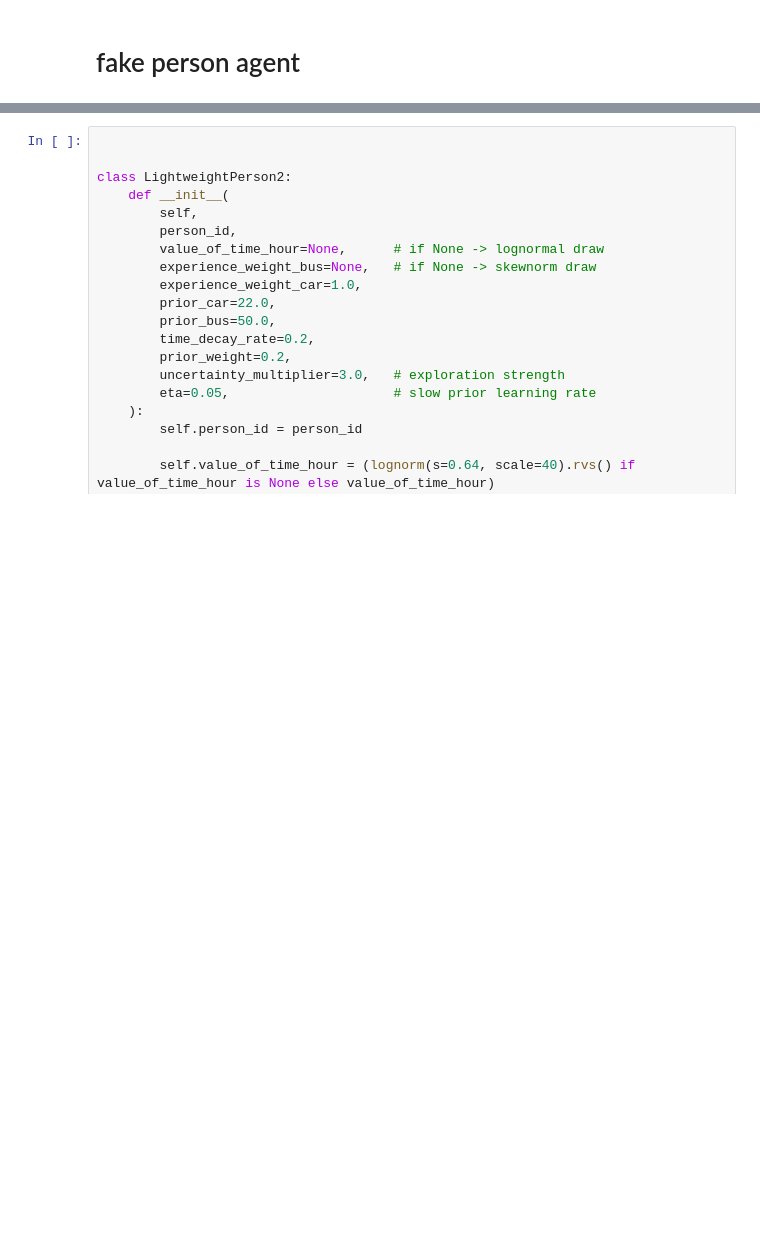
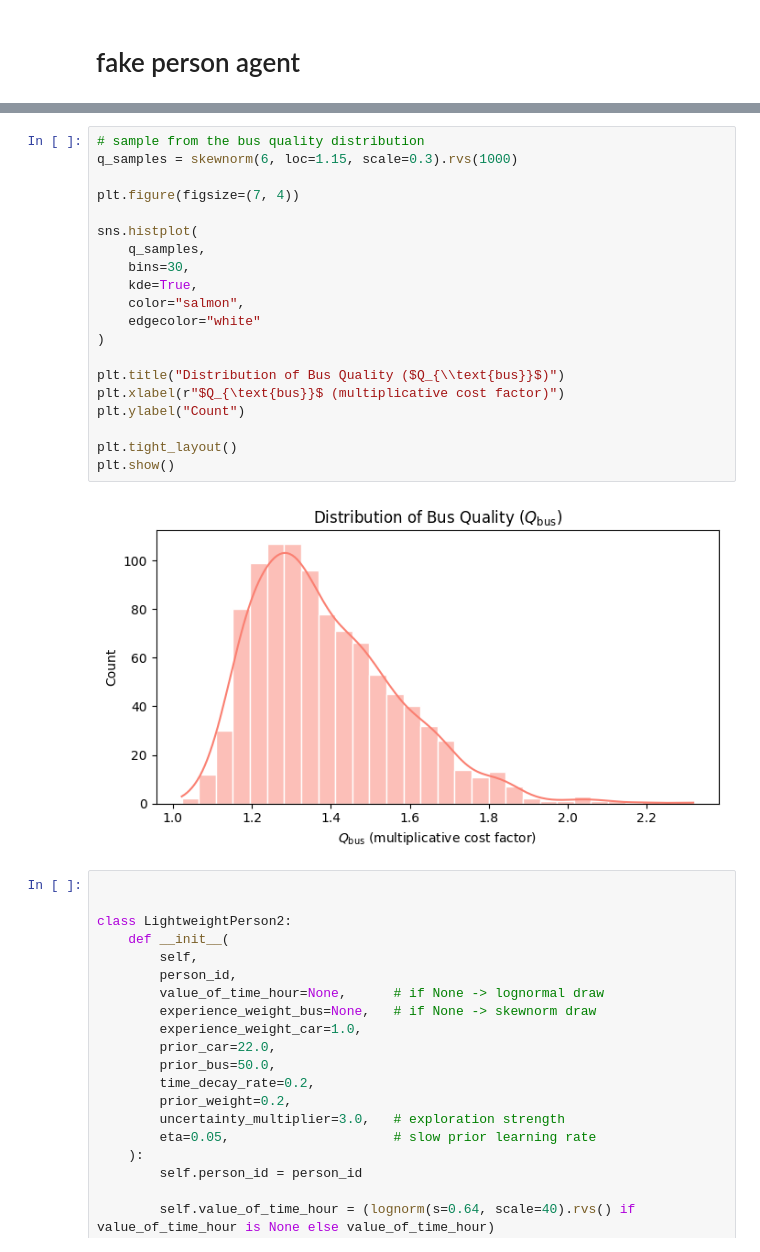
Before and after one commit to zander-holleran/mesa_lcc_model, a Jupyter notebook: notebooks/other_notebooks/belief_formation.ipynb, the cells around one changed output, grey strips where cells are left out. Drawn from its saved outputs; the diff is of its cells as text; blank space fills up the shorter version.

```diff
--- a/notebooks/other_notebooks/belief_formation.ipynb
+++ b/notebooks/other_notebooks/belief_formation.ipynb
@@ -246,3 +269,25 @@ plot_belief_trajectory(
+# %%
+# sample from the bus quality distribution
+q_samples = skewnorm(6, loc=1.15, scale=0.3).rvs(1000)
+
+plt.figure(figsize=(7, 4))
+
+sns.histplot(
+    q_samples,
+    bins=30,
+    kde=True,
+    color="salmon",
+    edgecolor="white"
+)
+
+plt.title("Distribution of Bus Quality ($Q_{\\text{bus}}$)")
+plt.xlabel(r"$Q_{\text{bus}}$ (multiplicative cost factor)")
+plt.ylabel("Count")
+
+plt.tight_layout()
+plt.show()
+# %% [output]
+[figure, added]
 # %%
 
 
```
Also changed, not shown: parts of 1 cell of this notebook, 1 other file.
